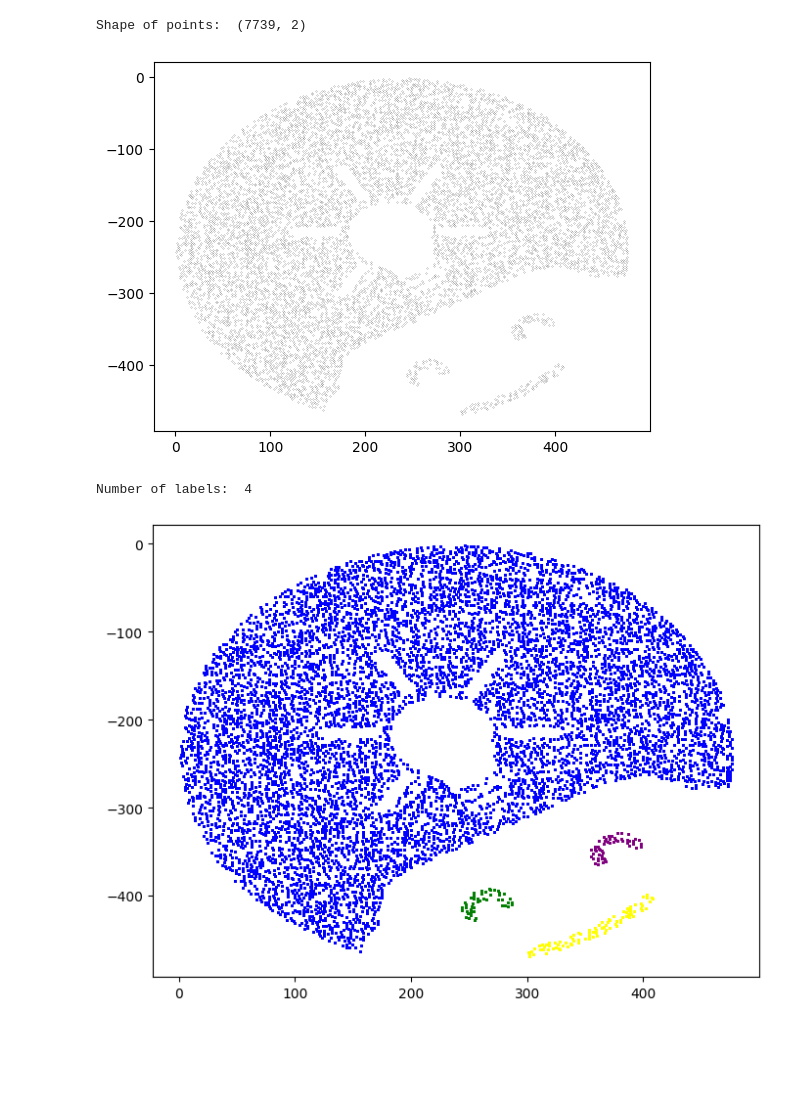
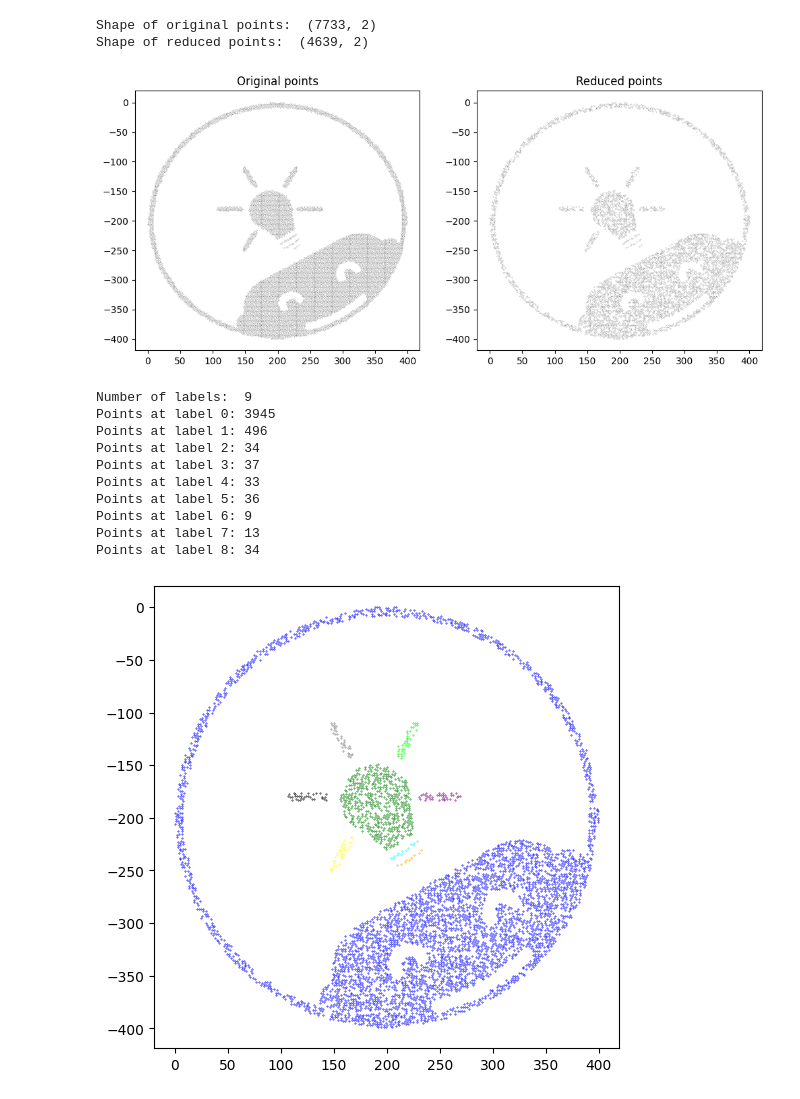
Before and after one commit to AlexanderJamesBecoy/traveling-salesmarvin, a Jupyter notebook: tsm.ipynb, the cells around one changed output. Saved outputs shown, nothing was run; the diff lists cells and outputs as text; code cells hidden in the pictures; blank space fills up the shorter version.

Commit message:
Updated with new PBM design and fixed bug in ipynb

```diff
--- a/tsm.ipynb
+++ b/tsm.ipynb
@@ -6,33 +6,44 @@ from sklearn.cluster import DBSCAN
 from concorde.tsp import TSPSolver
 # %%
 # Generate array of points from the PMB file
-points_orig = import_pmb("RSA_logo_stippled.pbm", 480, 480, 1.0)
+points_orig = import_pmb("design_12.pbm", 400, 400, 1.0)
 print("Shape of original points: ", points_orig.shape)
-points = import_pmb("RSA_logo_stippled.pbm", 480, 480, 0.4)
+points = import_pmb("design_12.pbm", 400, 400, 0.6)
 print("Shape of reduced points: ", points.shape)
-plt.figure()
+plt.figure(figsize=(12,5))
 plt.subplot(1,2,1)
 plt.scatter(points_orig[:,0], points_orig[:,1], s=0.05, marker='.', color='black')
 plt.title("Original points")
 plt.subplot(1,2,2)
 plt.scatter(points[:,0], points[:,1], s=0.05, marker='.', color='black')
 plt.title("Reduced points")
 plt.show()
 # %% [output]
-Shape of points:  (7739, 2)
+Shape of original points:  (7733, 2)
+Shape of reduced points:  (4639, 2)
-[figure, old version]
+[figure, new version]
 # %%
 # Cluster the regions of points
 own_colors = ["blue", "green", "yellow", "purple", "black", "lime", "orange", "cyan", "gray", "crimson", "gold", "pink"]
-dbs = DBSCAN(eps=20, min_samples=3)
+dbs = DBSCAN(eps=7, min_samples=3)
 labels = dbs.fit_predict(points)
 no_labels = len(np.unique(labels[labels != -1]))
 print("Number of labels: ", no_labels)
-plt.figure(figsize=(8,6))
-for label in labels[labels != -1]:
+plt.figure(figsize=(6,6))
+for label in range(no_labels):
     points_label = points[labels == label]
+    print(f"Points at label {label}: {len(points_label)}")
     plt.scatter(points_label[:,0], points_label[:,1], s=0.5, marker='.', color=own_colors[label])
 plt.show()
 # %% [output]
-Number of labels:  4
+Number of labels:  9
+Points at label 0: 3945
+Points at label 1: 496
+Points at label 2: 34
+Points at label 3: 37
+Points at label 4: 33
+Points at label 5: 36
+Points at label 6: 9
+Points at label 7: 13
+Points at label 8: 34
-[figure, old version]
+[figure, new version]
```
Also changed, not shown: parts of 2 cells of this notebook, 1 other file.
